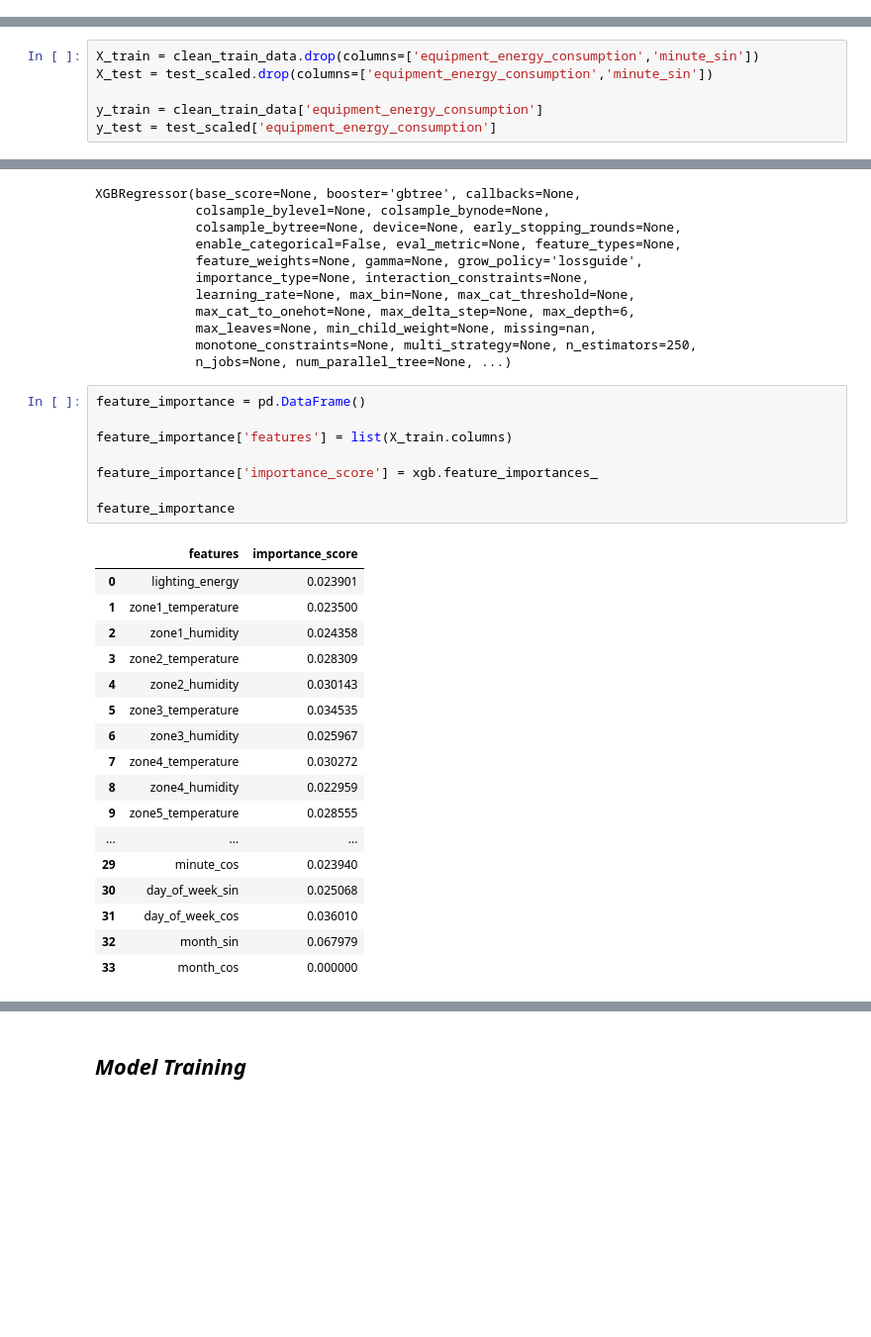
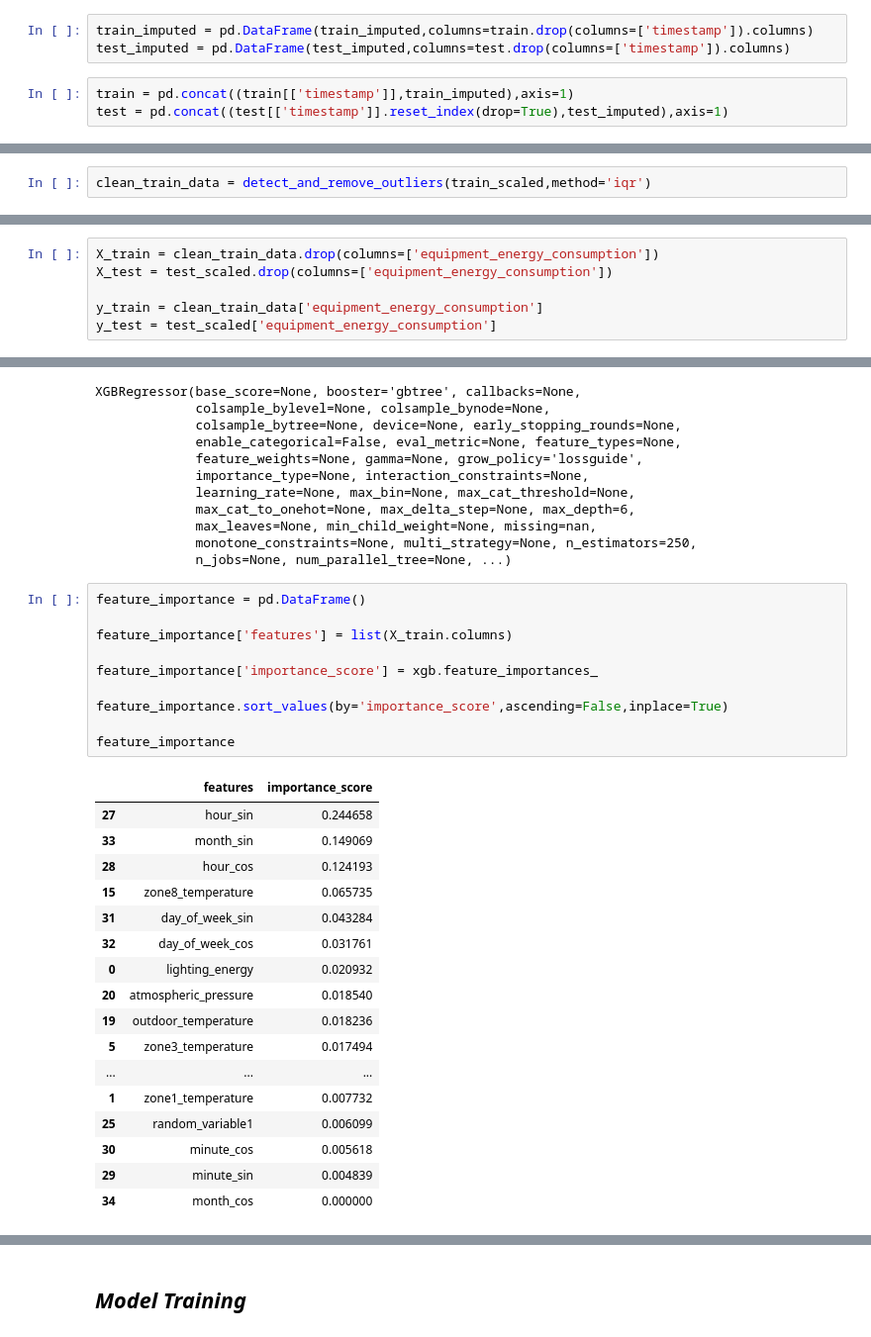
Before and after one commit to Shiv-am-04/DS-Intern-Assignment-Shivam-Ghuge, a Jupyter notebook: notebook/energy_prediction.ipynb, the cells around one changed output, grey strips where cells are left out. Shown at 99% size. Saved outputs shown, nothing was run; the diff lists cells and outputs as text; blank space fills up the shorter version.

Commit message:
changes made to energy_prediction jupyter notebook

```diff
--- a/notebook/energy_prediction.ipynb
+++ b/notebook/energy_prediction.ipynb
@@ -223,3 +145,9 @@ for column in replace_with_median:
+# %%
+train_imputed = pd.DataFrame(train_imputed,columns=train.drop(columns=['timestamp']).columns)
+test_imputed = pd.DataFrame(test_imputed,columns=test.drop(columns=['timestamp']).columns)
+# %%
+train = pd.concat((train[['timestamp']],train_imputed),axis=1)
+test = pd.concat((test[['timestamp']].reset_index(drop=True),test_imputed),axis=1)
 # %%
 train.isna().sum()
 # %% [output]
@@ -549,0 +396,2 @@ month_cos : [0.02968926]
+# %%
+clean_train_data = detect_and_remove_outliers(train_scaled,method='iqr')
@@ -552,8 +402,8 @@ month_cos : [0.02968926]
 # %% [markdown]
 *Before training the model when have to check which features are giving importance to predict the target*
 # %%
-X_train = clean_train_data.drop(columns=['equipment_energy_consumption','minute_sin'])
-X_test = test_scaled.drop(columns=['equipment_energy_consumption','minute_sin'])
+X_train = clean_train_data.drop(columns=['equipment_energy_consumption'])
+X_test = test_scaled.drop(columns=['equipment_energy_consumption'])
 
 y_train = clean_train_data['equipment_energy_consumption']
 y_test = test_scaled['equipment_energy_consumption']
@@ -585,27 +453,29 @@ XGBRegressor(base_score=None, booster='gbtree', callbacks=None,
 # %%
 feature_importance = pd.DataFrame()
 
 feature_importance['features'] = list(X_train.columns)
 
 feature_importance['importance_score'] = xgb.feature_importances_
 
+feature_importance.sort_values(by='importance_score',ascending=False,inplace=True)
+
 feature_importance
 # %% [output]
 |  | features | importance_score |
-| 0 | lighting_energy | 0.023901 |
-| 1 | zone1_temperature | 0.023500 |
-| 2 | zone1_humidity | 0.024358 |
-| 3 | zone2_temperature | 0.028309 |
-| 4 | zone2_humidity | 0.030143 |
-| 5 | zone3_temperature | 0.034535 |
-| 6 | zone3_humidity | 0.025967 |
-| 7 | zone4_temperature | 0.030272 |
-| 8 | zone4_humidity | 0.022959 |
-| 9 | zone5_temperature | 0.028555 |
+| 27 | hour_sin | 0.244658 |
+| 33 | month_sin | 0.149069 |
+| 28 | hour_cos | 0.124193 |
+| 15 | zone8_temperature | 0.065735 |
+| 31 | day_of_week_sin | 0.043284 |
+| 32 | day_of_week_cos | 0.031761 |
+| 0 | lighting_energy | 0.020932 |
+| 20 | atmospheric_pressure | 0.018540 |
+| 19 | outdoor_temperature | 0.018236 |
+| 5 | zone3_temperature | 0.017494 |
 | ... | ... | ... |
-| 29 | minute_cos | 0.023940 |
-| 30 | day_of_week_sin | 0.025068 |
-| 31 | day_of_week_cos | 0.036010 |
-| 32 | month_sin | 0.067979 |
-| 33 | month_cos | 0.000000 |
+| 1 | zone1_temperature | 0.007732 |
+| 25 | random_variable1 | 0.006099 |
+| 30 | minute_cos | 0.005618 |
+| 29 | minute_sin | 0.004839 |
+| 34 | month_cos | 0.000000 |
 # %%
```
Also changed, not shown: parts of 49 cells of this notebook.
